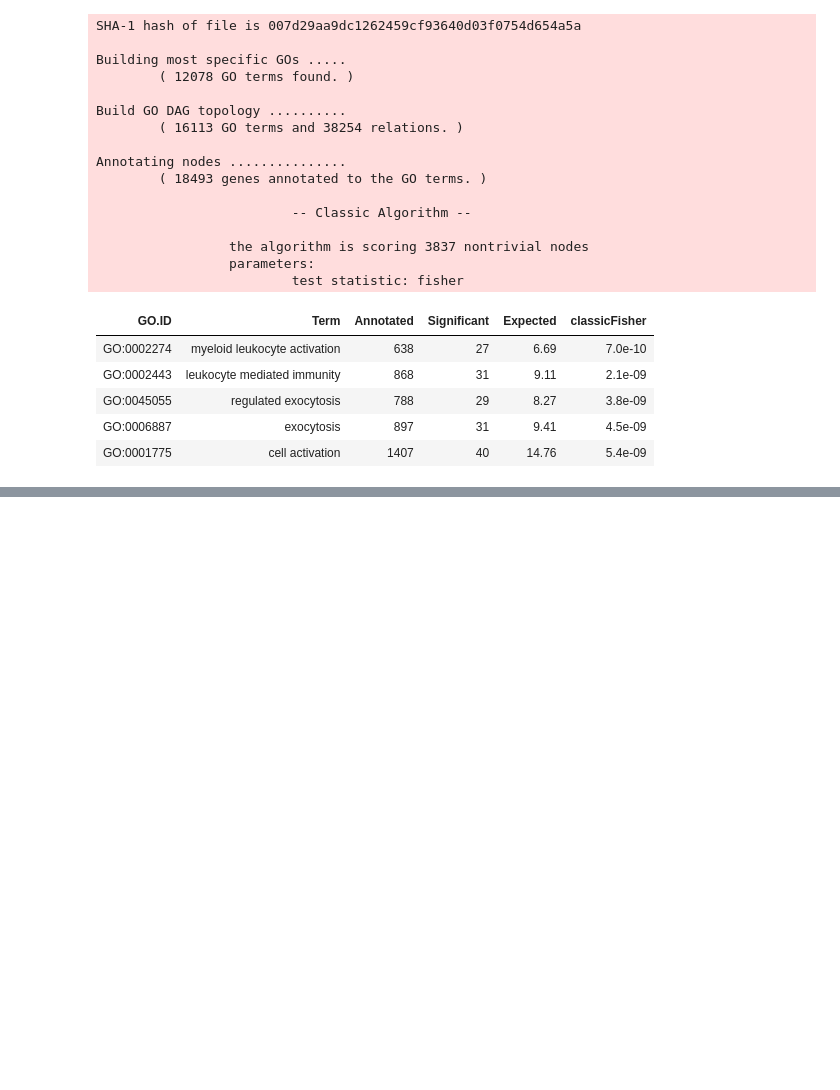
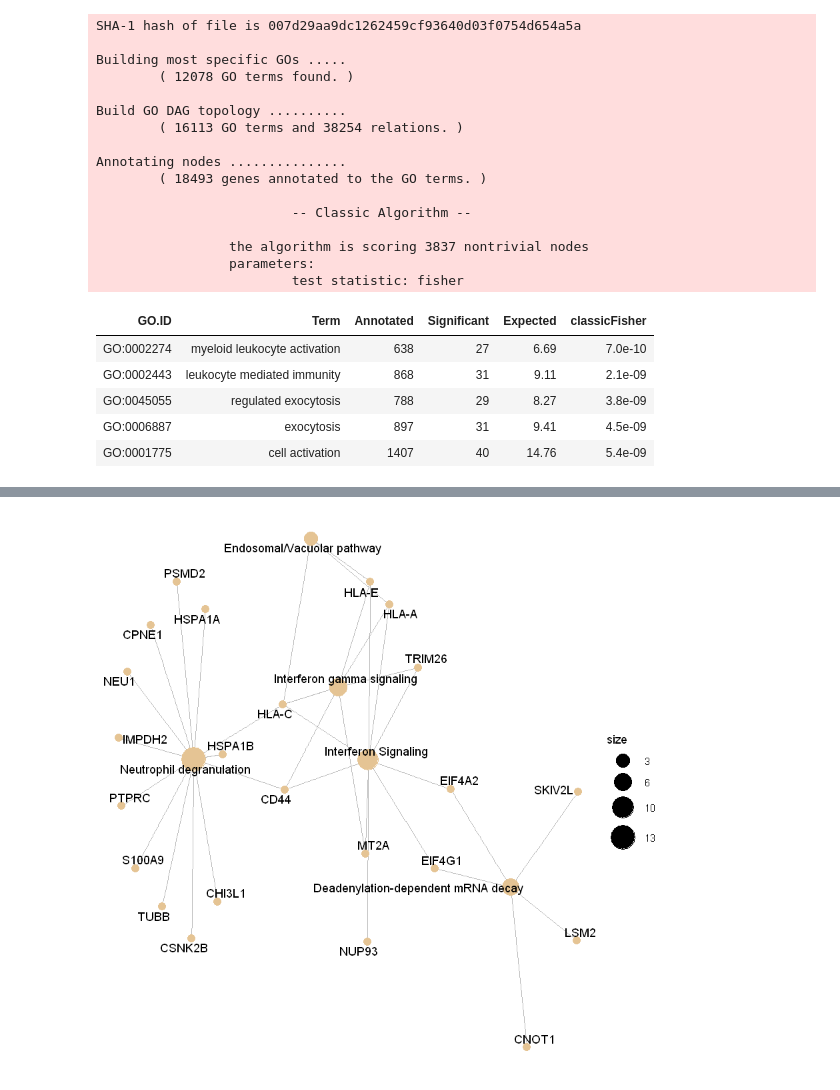
Before and after one commit to ajitjohnson/Jupyter-Notebooks, a Jupyter notebook: Mechanism of resistance to Lenalidomide in Lymphoma.ipynb, the cells around one changed output, grey strips where cells are left out. Drawn from its saved outputs; the diff is of its cells as text; code cells hidden in the pictures; blank space fills up the shorter version.

```diff
--- a/Mechanism of resistance to Lenalidomide in Lymphoma.ipynb
+++ b/Mechanism of resistance to Lenalidomide in Lymphoma.ipynb
@@ -348,0 +375,13 @@ Annotating nodes ...............
+# %%
+# Adding Entrez ID to results
+require(org.Hs.eg.db)
+allgenes <- toTable(org.Hs.egSYMBOL)
+# Subset genes with a significant P value (<0.05)
+our_genes <- data.frame(c_res)
+with_entrez <- merge(allgenes,our_genes, by.x="symbol", by.y= "row.names")
+with_entrez <- with_entrez[order(-with_entrez$log2FoldChange),]
+# %%
+de <- with_entrez[which(with_entrez$padj <= 0.05 & with_entrez$log2FoldChange >= 0.5), ]
+de <- de$gene_id
+head(de)
+length(de)
@@ -348,0 +391,3 @@ Annotating nodes ...............
+# %%
+x <- enrichPathway(gene=de,pvalueCutoff=0.05, readable=T)
+head(as.data.frame(x))
@@ -348,0 +402,5 @@ Annotating nodes ...............
+# %%
+# Visualize enrichment result
+cnetplot(x, categorySize="pvalue", foldChange=with_entrez$log2FoldChange)
+# %% [output]
+[figure, added]
```
Also changed, not shown: parts of 20 cells of this notebook.
